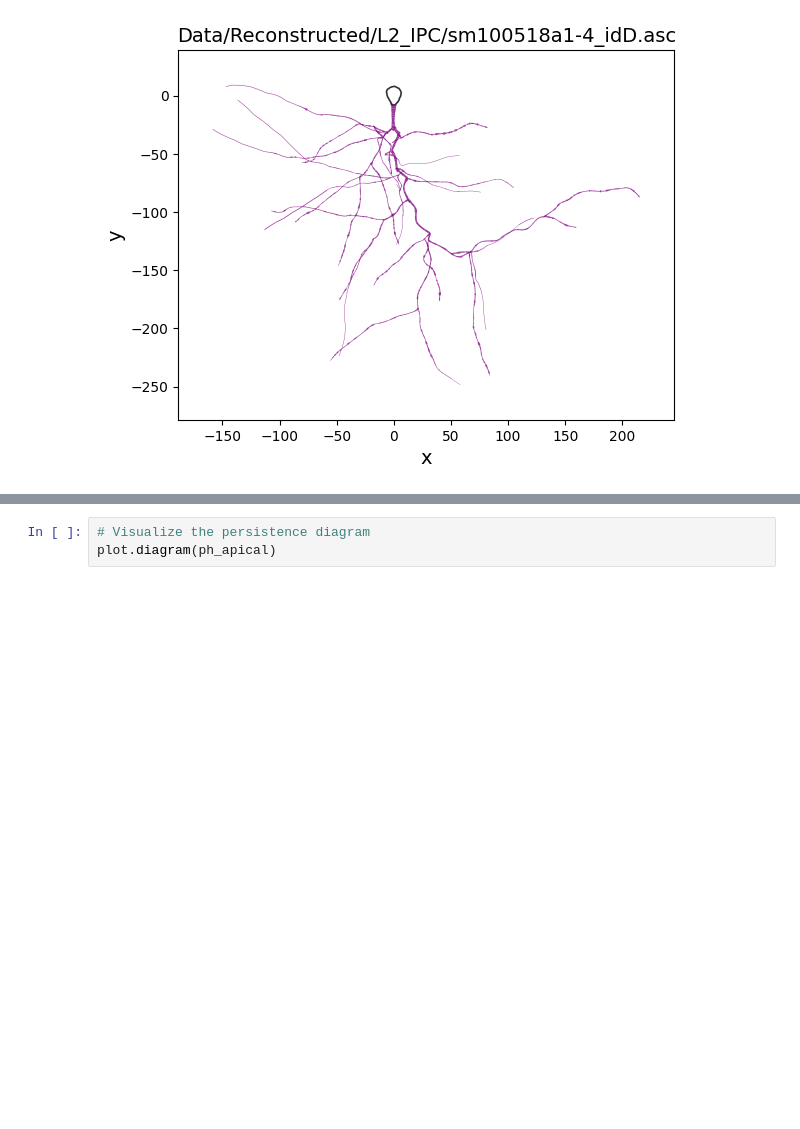
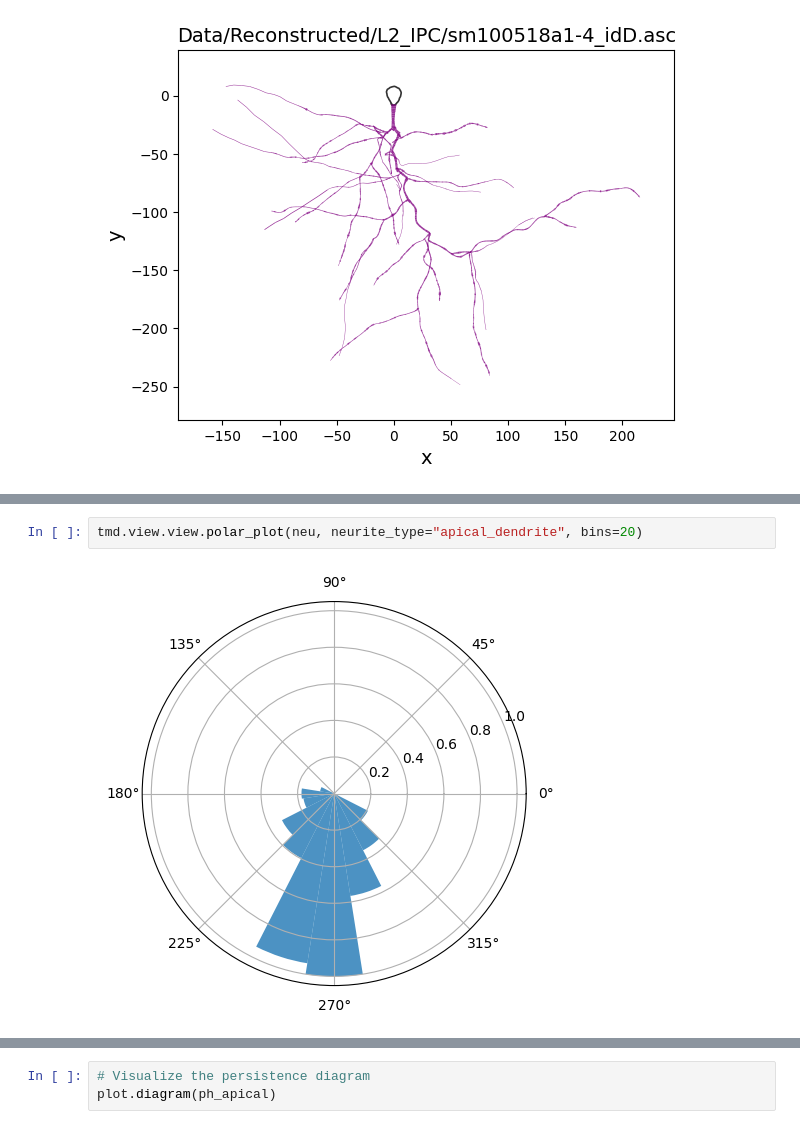
Before and after one commit to araccoon22/Master_Thesis, a Jupyter notebook: extract_ph_single_neuron.ipynb, the cells around one changed output, grey strips where cells are left out. Drawn from its saved outputs; the diff is of its cells as text; blank space fills up the shorter version.

```diff
--- a/extract_ph_single_neuron.ipynb
+++ b/extract_ph_single_neuron.ipynb
@@ -42,0 +55,4 @@ view.neuron(neu, neurite_type=["apical_dendrite"])
+# %%
+tmd.view.view.polar_plot(neu, neurite_type="apical_dendrite", bins=20)
+# %% [output]
+[figure, added]
```
Also changed, not shown: parts of 4 cells of this notebook, 3 other files.
